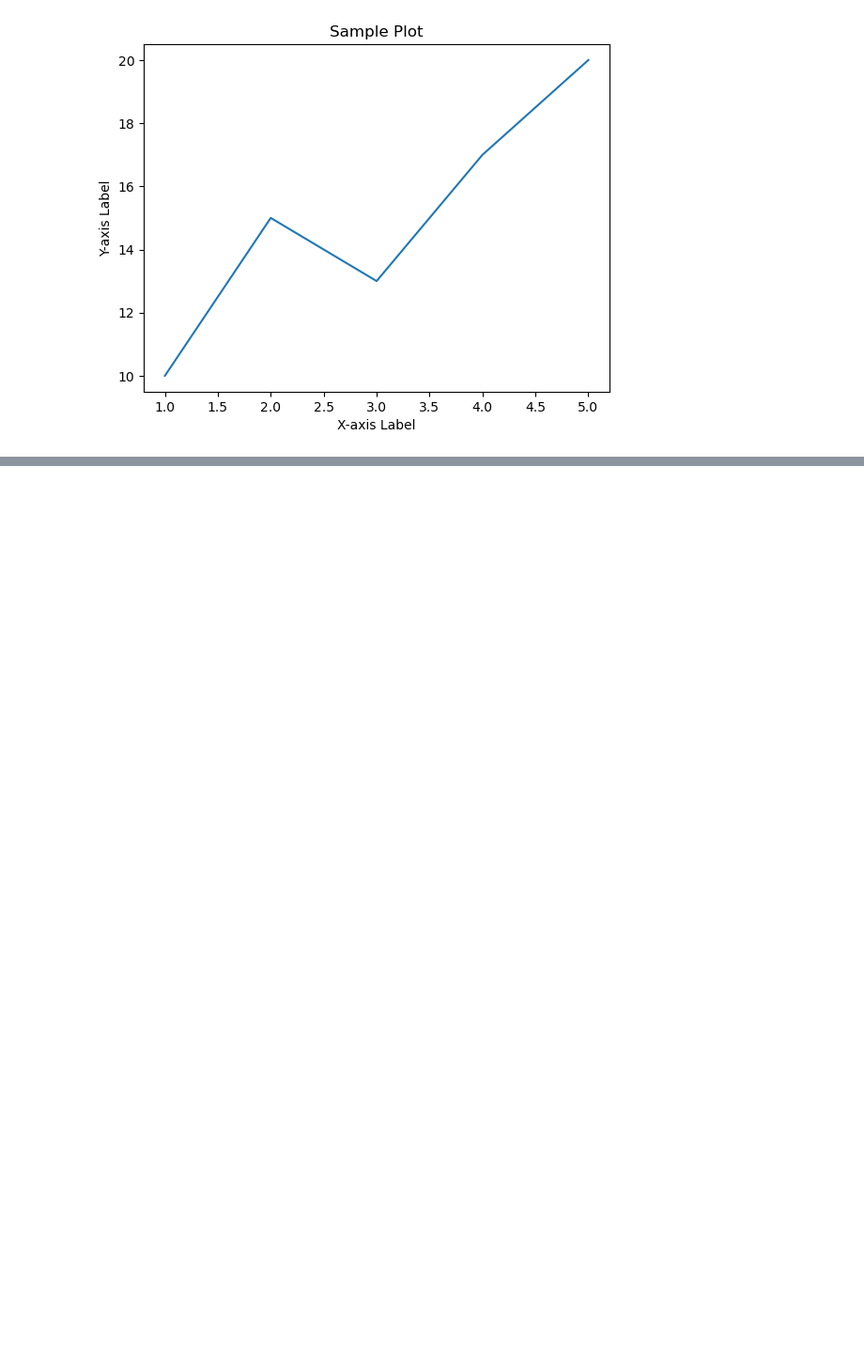
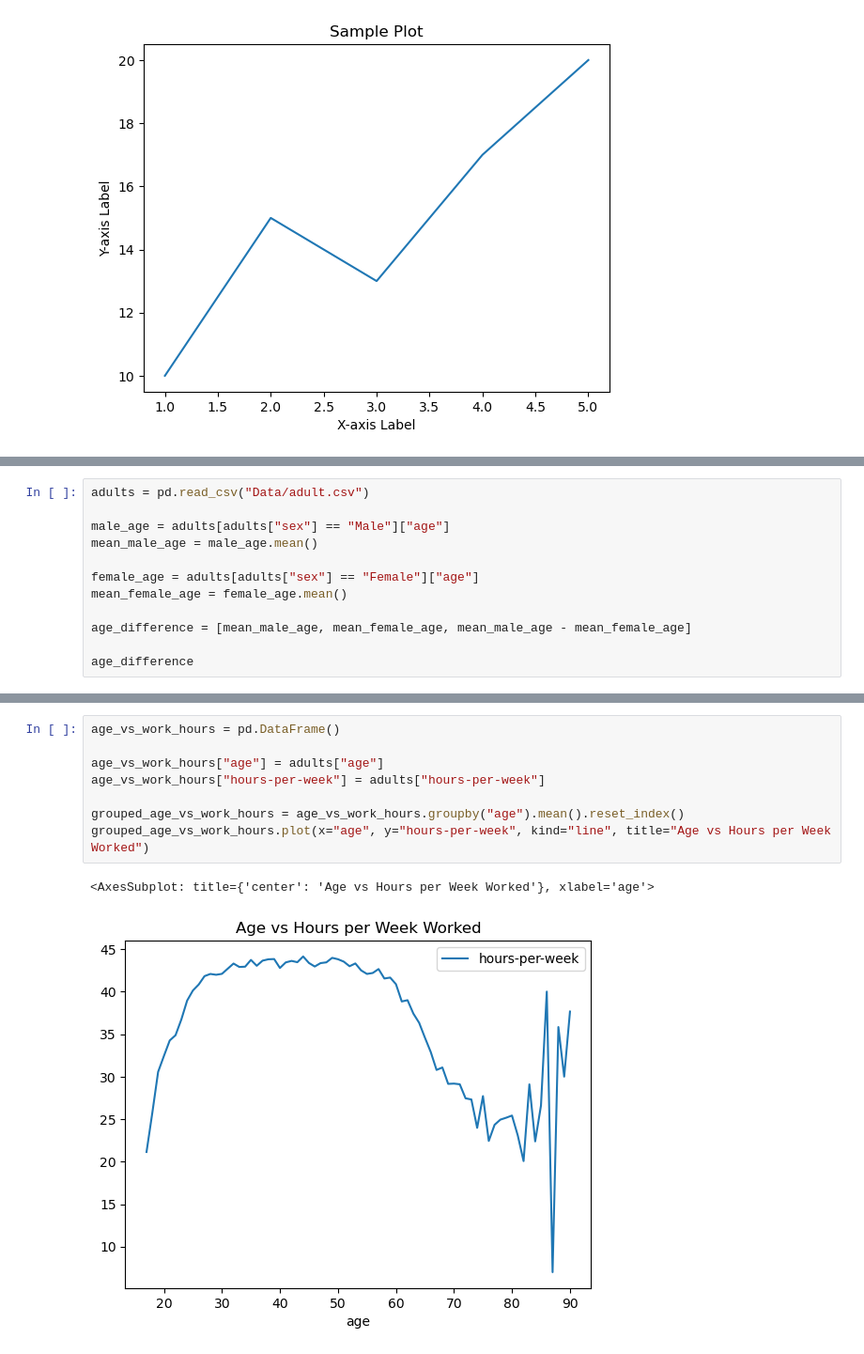
Before and after one commit to X1las/DaT, a Jupyter notebook: main.ipynb, the cells around one changed output, grey strips where cells are left out. Shown at 94% size. Cells and saved outputs as stored; diff of their text form; blank space fills up the shorter version.

```diff
--- a/main.ipynb
+++ b/main.ipynb
@@ -34,0 +58,12 @@ df.head()
+# %%
+adults = pd.read_csv("Data/adult.csv")
+
+male_age = adults[adults["sex"] == "Male"]["age"]
+mean_male_age = male_age.mean()
+
+female_age = adults[adults["sex"] == "Female"]["age"]
+mean_female_age = female_age.mean()
+
+age_difference = [mean_male_age, mean_female_age, mean_male_age - mean_female_age]
+
+age_difference
@@ -34,0 +117,11 @@ df.head()
+# %%
+age_vs_work_hours = pd.DataFrame()
+
+age_vs_work_hours["age"] = adults["age"]
+age_vs_work_hours["hours-per-week"] = adults["hours-per-week"]
+
+grouped_age_vs_work_hours = age_vs_work_hours.groupby("age").mean().reset_index()
+grouped_age_vs_work_hours.plot(x="age", y="hours-per-week", kind="line", title="Age vs Hours per Week Worked")
+# %% [output]
+<AxesSubplot: title={'center': 'Age vs Hours per Week Worked'}, xlabel='age'>
+[figure, added]
```
Also changed, not shown: parts of 10 cells of this notebook, 17 other files.
